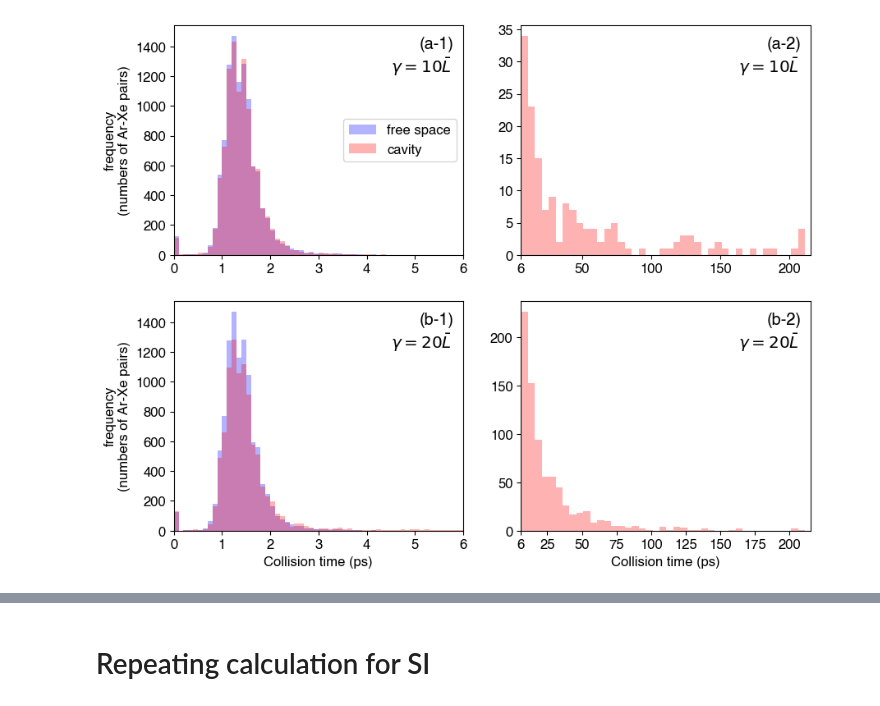
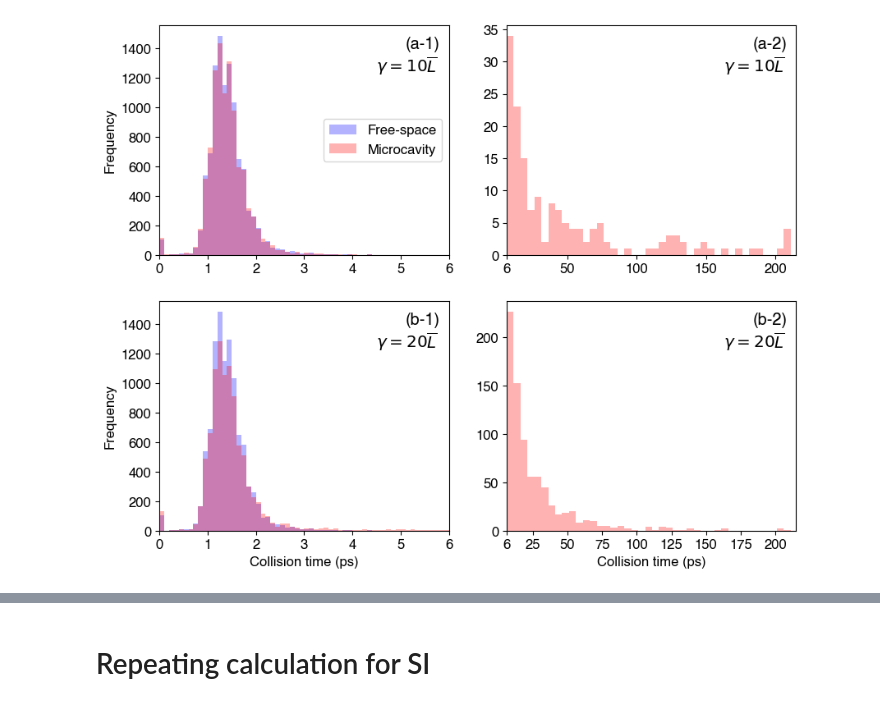
Before and after one commit to RibeiroGroup/Molecular-Dynamics-for-CIS, a Jupyter notebook: src/analyze_monte_carlo.ipynb, the cells around one changed output, grey strips where cells are left out. Cells and saved outputs as stored; diff of their text form; code cells hidden in the pictures.

```diff
--- a/src/analyze_monte_carlo.ipynb
+++ b/src/analyze_monte_carlo.ipynb
@@ -302,5 +304,3 @@ for i, (temp, cavityfield_result_path) in enumerate(CAVITYFIELD_RESULT_256b_DICT
         field = result_dict['field']
 
         print(j, np.sum(field.history['energy'][-1]))
-# %%
-spectra_utils = importlib.reload(spectra_utils)
@@ -366,7 +364,7 @@ for f_, (no_collision, result_dict) in enumerate(foo.items()):
     o, f = moving_average(omega_profile, rad_profile, w = 10)
     f = f[o > 5]
     o = o[o > 5]
-    ax.plot(o, f, label = 'Inside cavity, {} collisions'.format(no_collision))
+    ax.plot(o, f, label = 'Microcavity, {} collisions'.format(no_collision))
     # to here for rad profile - end of copy
 
     ####
@@ -382,17 +380,17 @@ for f_, (no_collision, result_dict) in enumerate(foo.items()):
             linestyle = linestyle_list[2], c = colors[f_]
         )
         tax.set_xlim(0, 250)
-        #tax.set_ylim(0, 0.23)
+        tax.set_ylim(0, 0.41)
 
-        ax.set_ylabel(r"I($\omega$), cavity field ($\gamma$ = 20$\bar{L}$) ($10^{-6}$ eV)")
-        tax.set_ylabel(r"I($\omega$), free field ($10^{-23}$ eV)")
+        ax.set_ylabel(r"Microcavity I($\omega$), ($10^{-6}$ eV)")
+        tax.set_ylabel(r"Free-Space I($\omega$), ($10^{-23}$ eV)")
 
     # print final temperature of the field
     temp_profile = np.mean(rad_profile_, axis = 1) * red.epsilon / (red.boltzmann * 2)
     print(no_collision, temp,  np.mean(temp_profile), np.std(temp_profile))
 
 ax.plot(
-    [], [], label = "Outside cavity" ,
+    [], [], label = "Free-space" ,
     linestyle = linestyle_list[2],color=colors[0]
 )
 
@@ -402,6 +400,8 @@ ax.set_xlabel(r'Wavenumber (cm$^{-1}$)')
 
 ax.legend()
 
+ax.set_title(r"Free-space and Microcavity ($\gamma = 20\overline{L}$) Spectra")
+
 fig.savefig("figure/SI/cavity_spectrum.jpeg",dpi = 600,bbox_inches = 'tight')
 
 gc.collect()
@@ -477,7 +475,7 @@ for f_, (no_collision, result_dict) in enumerate(foo.items()):
         o, f = moving_average(omega_profile, rad_profile, w = 10)
         f = f[o > 5]
         o = o[o > 5]
-        ax[i].plot(o, f, label = 'Inside cavity'.format(no_collision))
+        ax[i].plot(o, f, label = r'Inside cavity $\gamma$ = {}'.format(ct_label[temp]) + r'$\overline{L}$' )
         # to here for rad profile - end of copy
 
         ####
@@ -487,16 +485,17 @@ for f_, (no_collision, result_dict) in enumerate(foo.items()):
             #### tab here ###
             tax = ax[i].twinx()
             tax.plot(
-                omega_profile100, rad_profile100 * (np.max(rad_profile)/ max_r[i]),
+                omega_profile100b, rad_profile100b * (np.max(rad_profile)/ max_r[i]),
                 linestyle = linestyle_list[2], c = colors[f_]
             )
             tax.set_xlim(0, 250)
-            tax.set_ylim(0, 0.43)
+            tax.set_ylim(bottom = 0)
 
-            ax[i].set_ylabel(r"I($\omega$), cavity field ($\gamma$ = {}".format(ct_label[temp])+r"$\bar{L}$) ($10^{-6} eV$)")
-            tax.set_ylabel(r"I($\omega$), free field ($10^{-23} eV$)")
+            ax[i].set_ylabel(r"Microcavity I($\omega$) ($10^{-6} eV$)")
+            tax.set_ylabel(r"Free-Space I($\omega$) ($10^{-23} eV$)")
 
         ax[i].set_xlim(0, 250)
+        ax[i].set_ylim(bottom = 0)
 
         # print final temperature of the field
         temp_profile = np.mean(rad_profile_, axis = 1) * red.epsilon / (red.boltzmann * 2)
@@ -507,6 +506,8 @@ for f_, (no_collision, result_dict) in enumerate(foo.items()):
             [], [], label = "Outside cavity" ,
             linestyle = linestyle_list[2],color=colors[0]
         )
+
+        ax[i].set_title(r"Free-space and Microcavity Collision-induced Spectra of Ar-Xe Gas")
 """
 ax[0].plot(
     [], [], label = "Outside cavity, rescale" ,
@@ -621,7 +628,8 @@ fig,ax = plt.subplots(2,2, figsize = (10,8))
 
 bin_dict = {}
 
-ct0 = getall_colliding_time(FREEFIELD_RESULT_512_DICT['100.0'], limit = limit['512'])
+#ct0 = getall_colliding_time(FREEFIELD_RESULT_512_DICT['100.0'], limit = limit['512'])
+ct0 = getall_colliding_time('pickle_jar/free-100.0_512_100100-boltzmann_0_0', limit = limit['512'])
 
 #bin1 = ax[0,0].hist(ct0, np.arange(0,3 + 0.1, 0.1))
 #bin2 = ax[0,1].hist(ct0, np.arange(2.9999,214.9999,2.9999))
@@ -639,8 +647,8 @@ for i, coup_str in enumerate(['Lxy1e1', 'Lxy2e1']):
     cavityfield_result_dict = CAVITYFIELD_RESULT_512b_DICT[coup_str]
     ct = getall_colliding_time(cavityfield_result_dict, limit = limit['512'])
 
-    ax[i,0].hist(ct0, np.arange(0,6 + 0.1, 0.1), alpha = alpha, color = 'blue',label = 'free space')
-    bin1 = ax[i,0].hist(ct, np.arange(0,6 + 0.1, 0.1), color = 'red', alpha = alpha,label = 'cavity')
+    ax[i,0].hist(ct0, np.arange(0,6 + 0.1, 0.1), alpha = alpha, color = 'blue',label = 'Free-space')
+    bin1 = ax[i,0].hist(ct, np.arange(0,6 + 0.1, 0.1), color = 'red', alpha = alpha,label = 'Microcavity')
     bin2 = ax[i,1].hist(ct, np.arange(5.9999,214.9999,4.9999), color = 'red', alpha = alpha)
 
     bin_dict.update({coup_str: (bin1, bin2)})
@@ -648,39 +656,39 @@ for i, coup_str in enumerate(['Lxy1e1', 'Lxy2e1']):
     ct_dict2.update({coup_str : ct})
 
     del ct
     del cavityfield_result_dict
 
     ax[i,1].yaxis.set_major_formatter('{x:.0f}')
 
     if i == 0:
         ax[i,1].yaxis.set_major_locator(MultipleLocator(5))
     elif i == 1:
         ax[i,1].xaxis.set_major_locator(MultipleLocator(25))
 
 for i in range(2):
     ax[i,1].set_xticks(list(ax[i,1].get_xticks()) + [6])
     ax[i,1].set_xlim(6,215)
     ax[i,0].set_xlim(0,6)
-    ax[i,0].set_ylabel('frequency\n(numbers of Ar-Xe pairs)')
+    ax[i,0].set_ylabel('Frequency')
 
 ax[1,0].set_xlabel('Collision time (ps)')
 ax[1,1].set_xlabel('Collision time (ps)')
 
 ax[0,0].annotate('(a-1)',xy = (0.85,0.9), xycoords = 'axes fraction', fontsize = 'large')
-ax[0,0].annotate(r'$\gamma = 10\bar{L}$',xy = (0.75,0.8), xycoords = 'axes fraction', fontsize = 'large')
+ax[0,0].annotate(r'$\gamma = 10\overline{L}$',xy = (0.75,0.8), xycoords = 'axes fraction', fontsize = 'large')
 ax[1,0].annotate('(b-1)',xy = (0.85,0.9), xycoords = 'axes fraction', fontsize = 'large')
-ax[1,0].annotate(r'$\gamma = 20\bar{L}$',xy = (0.75,0.8), xycoords = 'axes fraction', fontsize = 'large')
+ax[1,0].annotate(r'$\gamma = 20\overline{L}$',xy = (0.75,0.8), xycoords = 'axes fraction', fontsize = 'large')
 
 ax[0,1].annotate('(a-2)',xy = (0.85,0.9), xycoords = 'axes fraction', fontsize = 'large')
-ax[0,1].annotate(r'$\gamma = 10\bar{L}$',xy = (0.75,0.8), xycoords = 'axes fraction', fontsize = 'large')
+ax[0,1].annotate(r'$\gamma = 10\overline{L}$',xy = (0.75,0.8), xycoords = 'axes fraction', fontsize = 'large')
 ax[1,1].annotate('(b-2)',xy = (0.85,0.9), xycoords = 'axes fraction', fontsize = 'large')
-ax[1,1].annotate(r'$\gamma = 20\bar{L}$',xy = (0.75,0.8), xycoords = 'axes fraction', fontsize = 'large')
+ax[1,1].annotate(r'$\gamma = 20\overline{L}$',xy = (0.75,0.8), xycoords = 'axes fraction', fontsize = 'large')
 
 ax[0,0].legend(loc = 'center right')
 
 fig.savefig(fig_root + 'histogram_boltzmann_512.jpeg',dpi=600, bbox_inches = 'tight')
 # %% [output]
-[figure, old version]
+[figure, new version]
 # %%
 # 256
 for coup_str, ct in ct_dict2.items():
```
Also changed, not shown: parts of 16 cells of this notebook, 20 other files.
